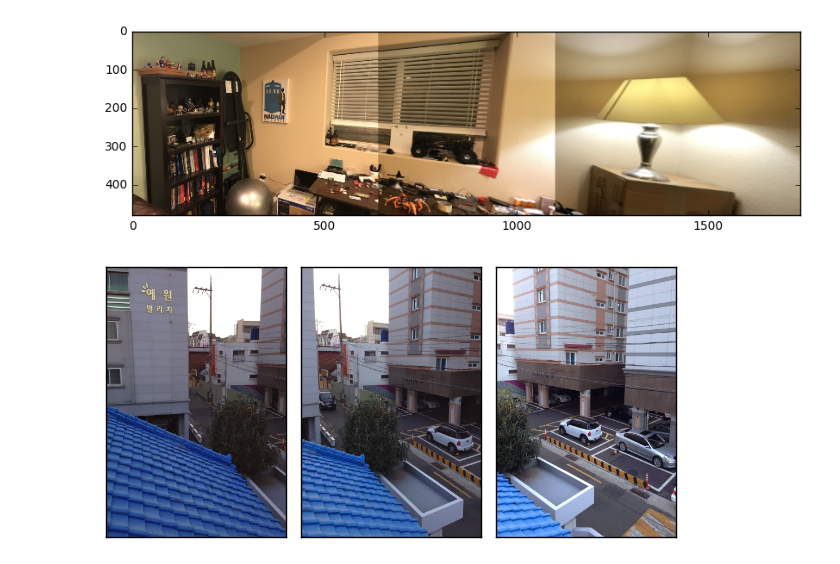
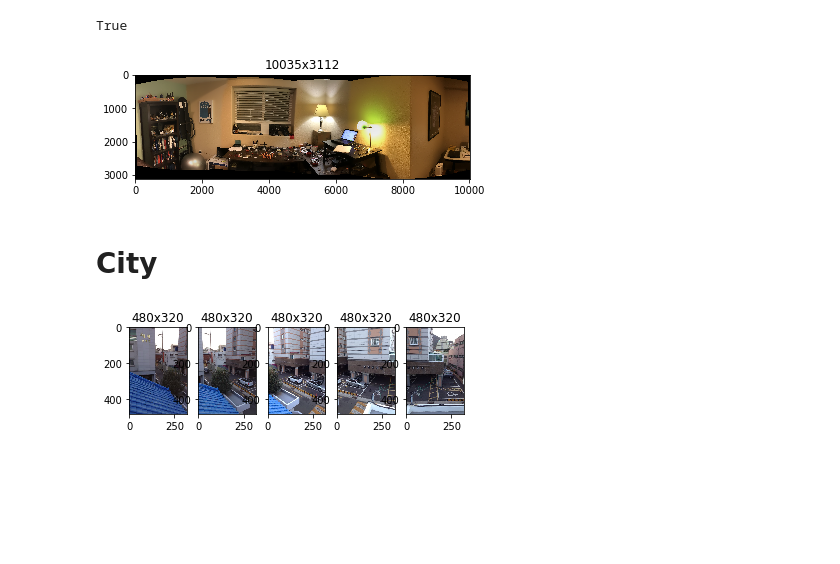
Before and after one commit to MarsUniversity/ece387-robotics, a Jupyter notebook: website/block_3_vision/lsn22/stitcher3.ipynb, the cells around one changed output. Drawn from its saved outputs; the diff is of its cells as text; code cells hidden in the pictures; blank space fills up the shorter version.

Commit message:
stitch update and syllabus

```diff
--- a/website/block_3_vision/lsn22/stitcher3.ipynb
+++ b/website/block_3_vision/lsn22/stitcher3.ipynb
@@ -156,12 +94,20 @@ fname = [
     'stitch_pics/IMG_1511.JPG',
     'stitch_pics/IMG_1512.JPG'
 ]
+
 imgs2 = []
 for f in fname:
     image = cv2.imread(f)
     image = cv2.cvtColor(image,cv2.COLOR_BGR2RGB)
     imgs2.append(image)
 
-# plt.imshow(imgs[0], cmap=plt.cm.gray);
-cvu.imshow(imgs2, width=5, bgr=False, figsize=(9,9))
+# display the individual images
+plt.figure(figsize=(9,6))  # width, height
+for i, img in enumerate(imgs2):
+    plt.subplot(2,3,i+1)
+    plt.imshow(img)
+    h,w,_ = img.shape
+    plt.title('{}x{}'.format(w,h))
+    plt.xticks(())
+    plt.yticks(())
 # %% [output]
@@ -174,7 +114,0 @@ print(w,h,c)
-# %%
-stitcher = Stitcher()
-a = cvu.resize(imgs2[4], width=640)
-b = cvu.resize(imgs2[3], width=640)
-ans = stitcher.stitch([a,b], reprojThresh=1.0, ratio=0.75)
-plt.figure(figsize=(10,10))
-plt.imshow(ans);
@@ -189,8 +114,0 @@ plt.imshow(nn);
-# %%
-stitcher = Stitcher()
-b = cvu.resize(imgs2[2], width=640)
-ans2 = stitcher.stitch([ans[:,0:1100],b])
-plt.figure(figsize=(10,10))
-plt.imshow(ans2);
-# %% [output]
-[figure, removed]
@@ -201,16 +115,43 @@ plt.imshow(ans2);
+# %%
+stitcher = cv2.createStitcher(True)
+err, result = stitcher.stitch(imgs2)
+if err:
+    print("crap!")
+
+# display
+plt.imshow(result);
+h,w,_ = ans.shape
+plt.title('{}x{}'.format(w,h));
+
+# save a high res copy to look at
+ans = cv2.cvtColor(result,cv2.COLOR_RGB2BGR)
+cv2.imwrite('office.png', ans)
+# %% [output]
+True
+[figure, added]
+# %% [markdown]
+# City
 # %%
 fname = [
     'stitching_img/S1.jpg',
     'stitching_img/S2.jpg',
-    'stitching_img/S3.jpg'
+    'stitching_img/S3.jpg',
+    'stitching_img/S4.jpg',
+    'stitching_img/S5.jpg'
 ]
+
 imgs = []
 for f in fname:
     image = cv2.imread(f)
     image = cv2.cvtColor(image,cv2.COLOR_BGR2RGB)
     imgs.append(image)
 
 # plt.imshow(imgs[0], cmap=plt.cm.gray);
-cvu.imshow(imgs, width=3, bgr=False)
+# jt.imshow(imgs, width=5, bgr=False)
+for i, img in enumerate(imgs):
+    plt.subplot(1,5,i+1)
+    plt.imshow(img)
+    w,h,_ = img.shape
+    plt.title('{}x{}'.format(w,h))
 # %% [output]
-[figure, old version]
+[figure, new version]
```
Also changed, not shown: parts of 27 cells of this notebook, 27 other files.
